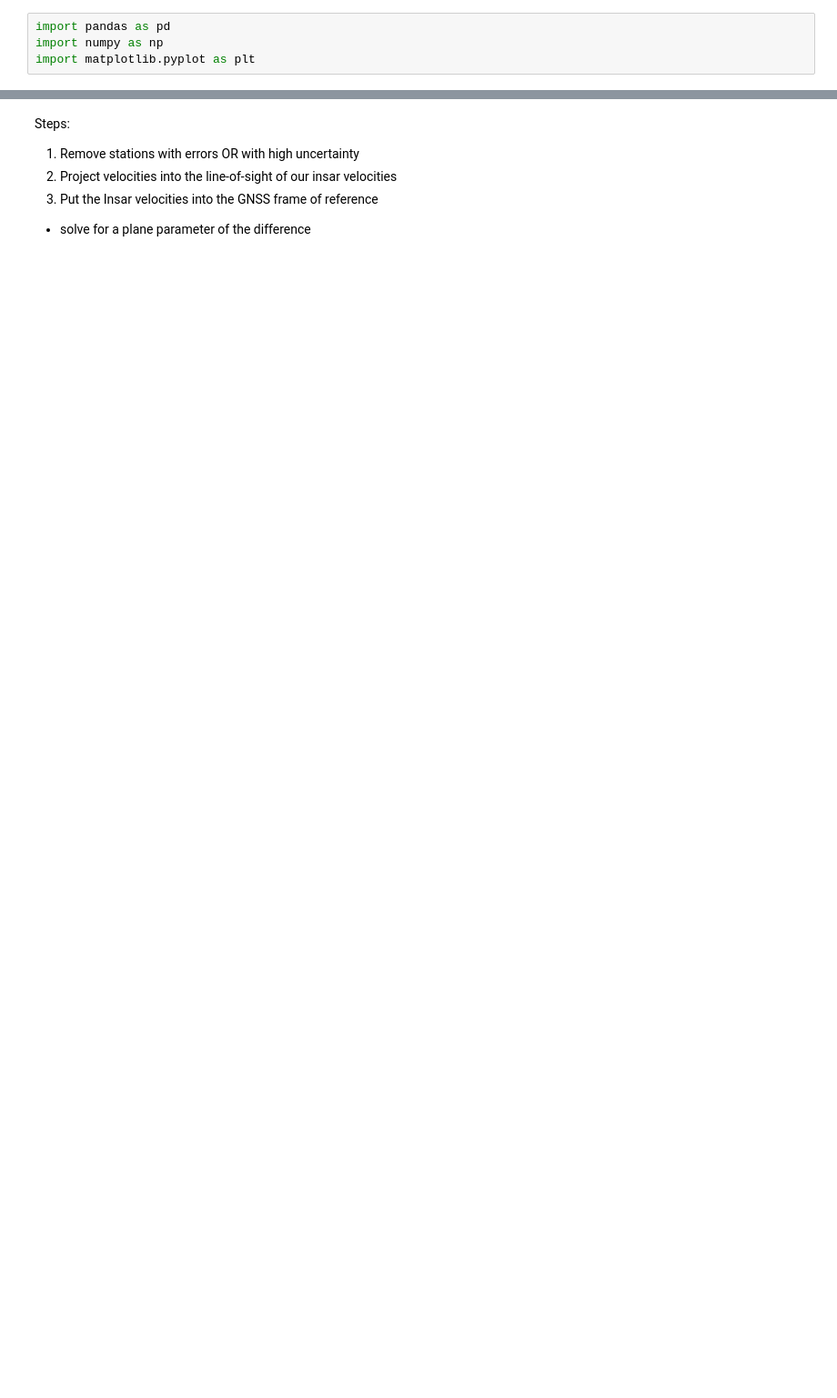
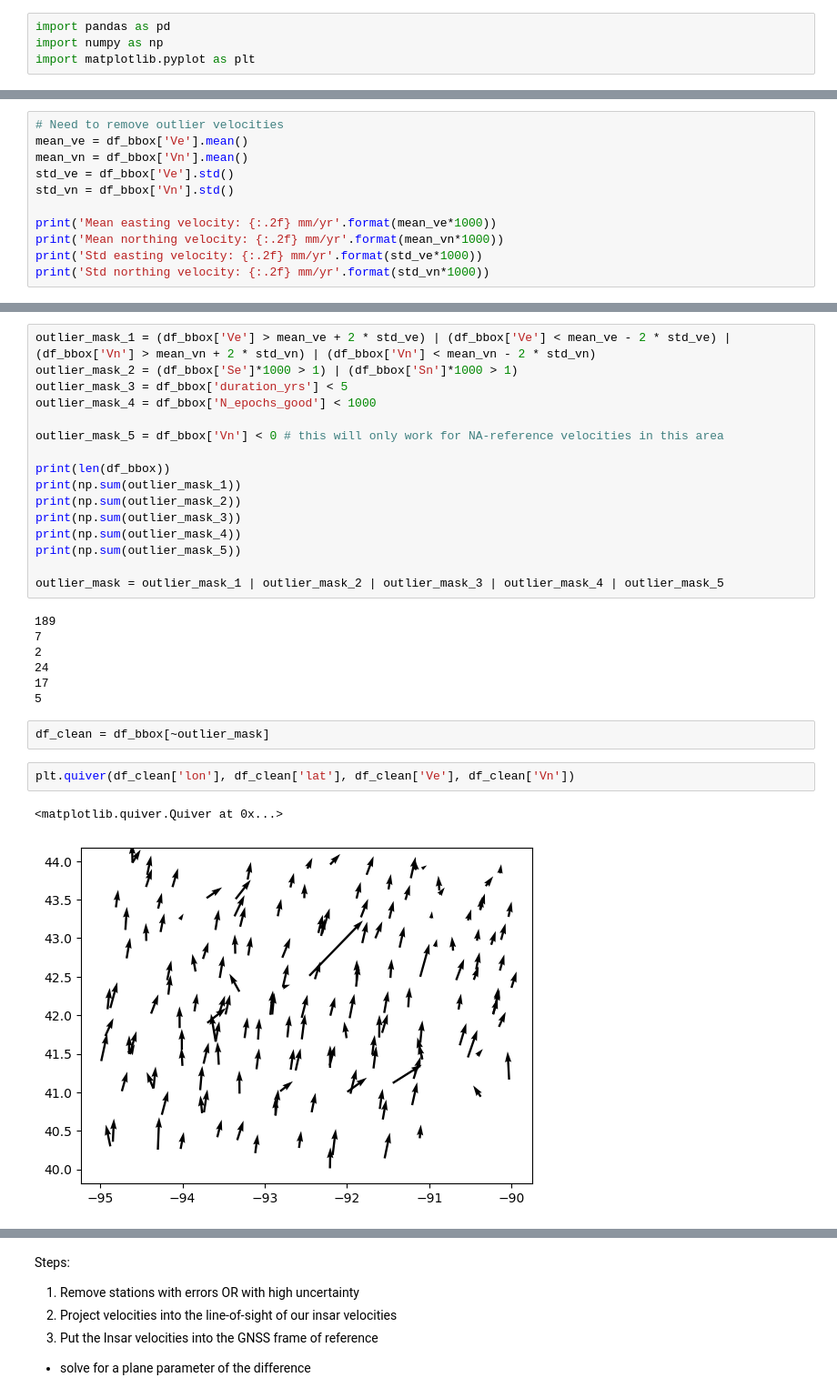
Before and after one commit to jlmaurer/gemlab, a Jupyter notebook: software/gnss/Load_GPS_UNR.ipynb, the cells around one changed output, grey strips where cells are left out. Shown at 91% size. Saved outputs shown, nothing was run; the diff lists cells and outputs as text; blank space fills up the shorter version.

```diff
--- a/software/gnss/Load_GPS_UNR.ipynb
+++ b/software/gnss/Load_GPS_UNR.ipynb
@@ -131,0 +85,11 @@ print(df_filtered)
+# %%
+# Need to remove outlier velocities
+mean_ve = df_bbox['Ve'].mean()
+mean_vn = df_bbox['Vn'].mean()
+std_ve = df_bbox['Ve'].std()
+std_vn = df_bbox['Vn'].std()
+
+print('Mean easting velocity: {:.2f} mm/yr'.format(mean_ve*1000))
+print('Mean northing velocity: {:.2f} mm/yr'.format(mean_vn*1000))
+print('Std easting velocity: {:.2f} mm/yr'.format(std_ve*1000))
+print('Std northing velocity: {:.2f} mm/yr'.format(std_vn*1000))
@@ -131,0 +107,30 @@ print(df_filtered)
+# %%
+outlier_mask_1 = (df_bbox['Ve'] > mean_ve + 2 * std_ve) | (df_bbox['Ve'] < mean_ve - 2 * std_ve) | (df_bbox['Vn'] > mean_vn + 2 * std_vn) | (df_bbox['Vn'] < mean_vn - 2 * std_vn)
+outlier_mask_2 = (df_bbox['Se']*1000 > 1) | (df_bbox['Sn']*1000 > 1)
+outlier_mask_3 = df_bbox['duration_yrs'] < 5
+outlier_mask_4 = df_bbox['N_epochs_good'] < 1000
+
+outlier_mask_5 = df_bbox['Vn'] < 0 # this will only work for NA-reference velocities in this area
+
+print(len(df_bbox))
+print(np.sum(outlier_mask_1))
+print(np.sum(outlier_mask_2))
+print(np.sum(outlier_mask_3))
+print(np.sum(outlier_mask_4))
+print(np.sum(outlier_mask_5))
+
+outlier_mask = outlier_mask_1 | outlier_mask_2 | outlier_mask_3 | outlier_mask_4 | outlier_mask_5
+# %% [output]
+189
+7
+2
+24
+17
+5
+# %%
+df_clean = df_bbox[~outlier_mask]
+# %%
+plt.quiver(df_clean['lon'], df_clean['lat'], df_clean['Ve'], df_clean['Vn'])
+# %% [output]
+<matplotlib.quiver.Quiver at 0x...>
+[figure, added]
```
Also changed, not shown: parts of 30 cells of this notebook, 5 other files.
